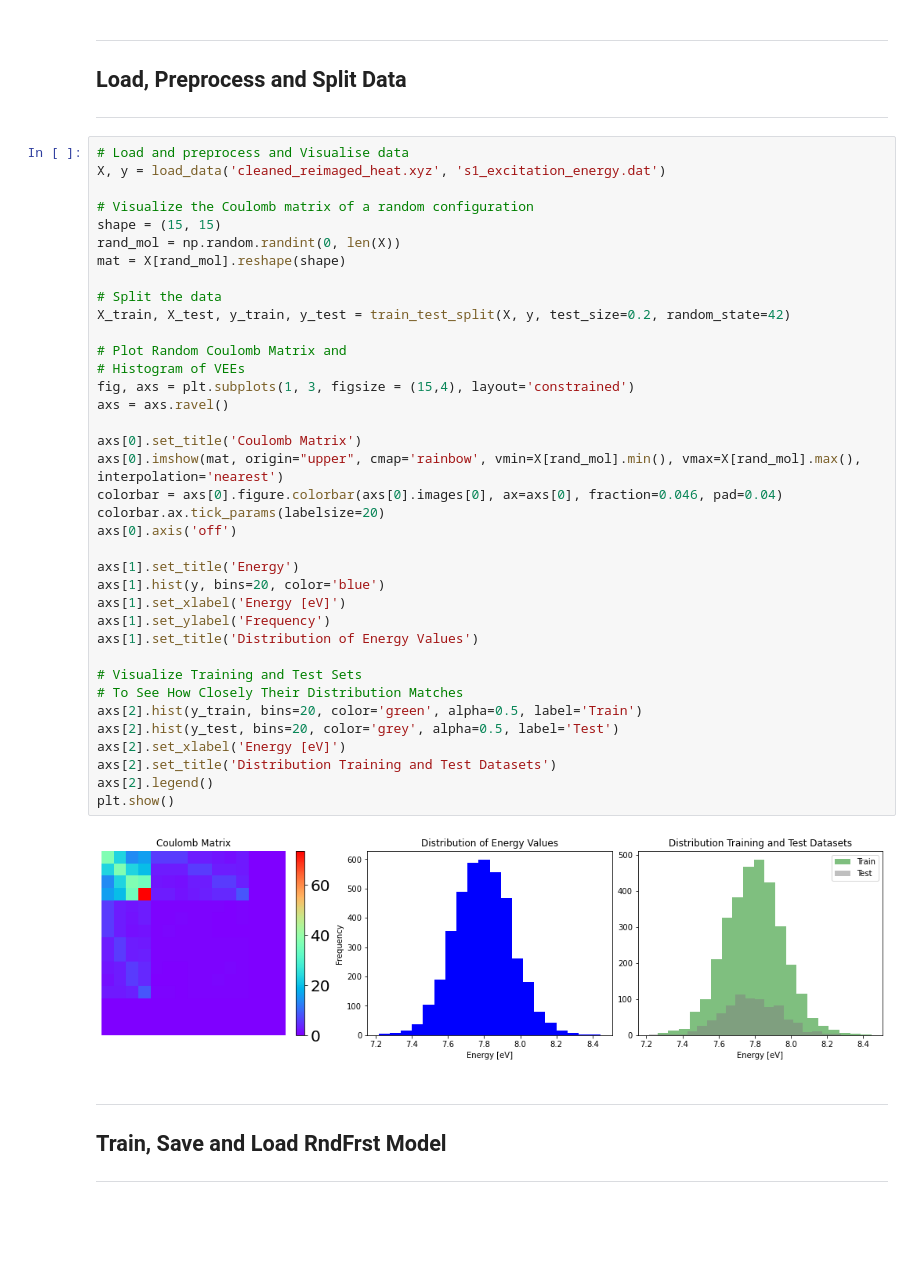
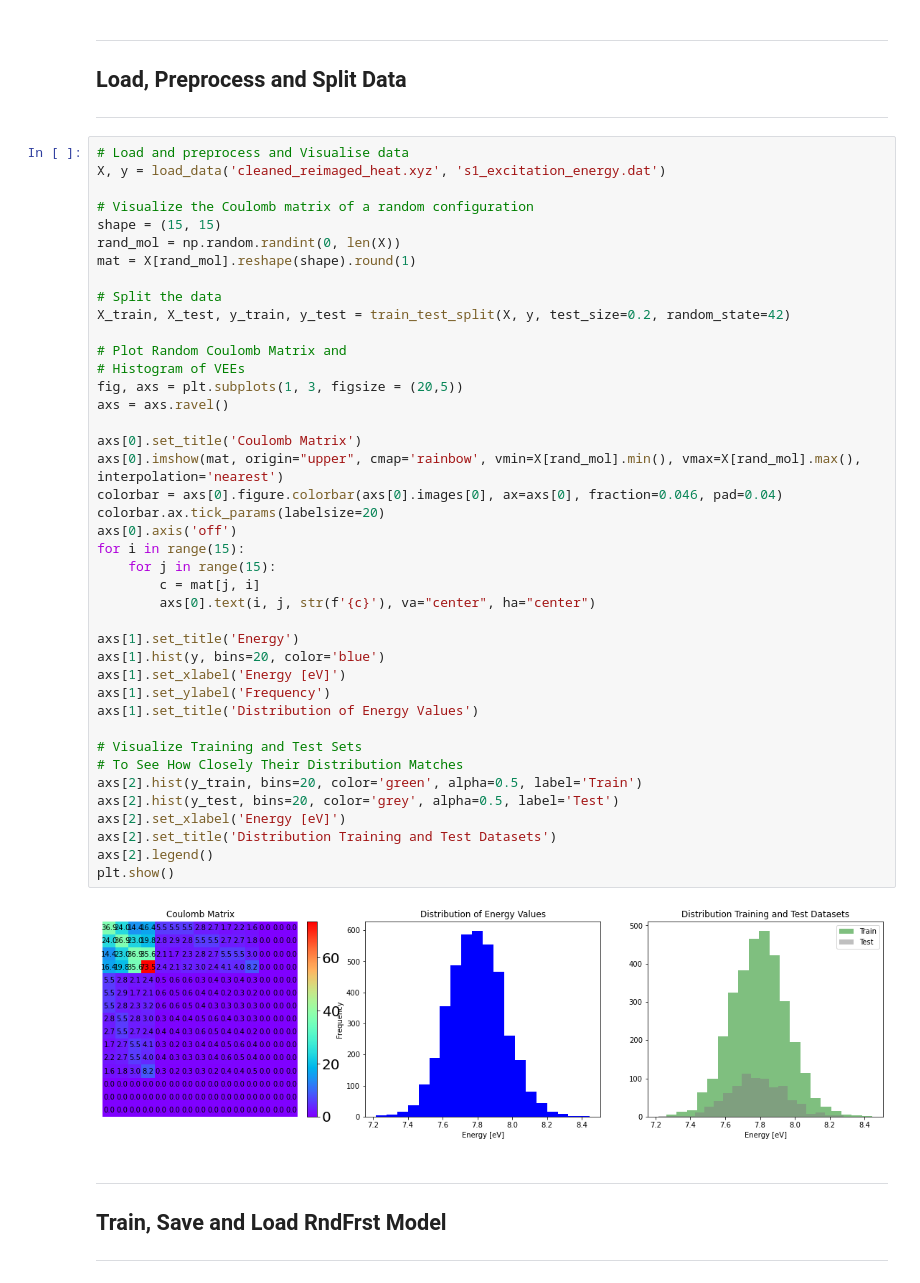
Before and after one commit to Ajaykhanna/Machine_Learning_with_Chemistry, a Jupyter notebook: VEEs_with_RandomForest/rnd_forest_vee.ipynb, the cells around one changed output. Drawn from its saved outputs; the diff is of its cells as text; blank space fills up the shorter version.

```diff
--- a/VEEs_with_RandomForest/rnd_forest_vee.ipynb
+++ b/VEEs_with_RandomForest/rnd_forest_vee.ipynb
@@ -63,38 +63,42 @@ X, y = load_data('cleaned_reimaged_heat.xyz', 's1_excitation_energy.dat')
 # Visualize the Coulomb matrix of a random configuration
 shape = (15, 15)
 rand_mol = np.random.randint(0, len(X))
-mat = X[rand_mol].reshape(shape)
+mat = X[rand_mol].reshape(shape).round(1)
 
 # Split the data
 X_train, X_test, y_train, y_test = train_test_split(X, y, test_size=0.2, random_state=42)
 
 # Plot Random Coulomb Matrix and
 # Histogram of VEEs
-fig, axs = plt.subplots(1, 3, figsize = (15,4), layout='constrained')
+fig, axs = plt.subplots(1, 3, figsize = (20,5))
 axs = axs.ravel()
 
 axs[0].set_title('Coulomb Matrix')
 axs[0].imshow(mat, origin="upper", cmap='rainbow', vmin=X[rand_mol].min(), vmax=X[rand_mol].max(), interpolation='nearest')
 colorbar = axs[0].figure.colorbar(axs[0].images[0], ax=axs[0], fraction=0.046, pad=0.04)
 colorbar.ax.tick_params(labelsize=20)
 axs[0].axis('off')
+for i in range(15):
+    for j in range(15):
+        c = mat[j, i]
+        axs[0].text(i, j, str(f'{c}'), va="center", ha="center")
 
 axs[1].set_title('Energy')
 axs[1].hist(y, bins=20, color='blue')
 axs[1].set_xlabel('Energy [eV]')
 axs[1].set_ylabel('Frequency')
 axs[1].set_title('Distribution of Energy Values')
 
 # Visualize Training and Test Sets
 # To See How Closely Their Distribution Matches
 axs[2].hist(y_train, bins=20, color='green', alpha=0.5, label='Train')
 axs[2].hist(y_test, bins=20, color='grey', alpha=0.5, label='Test')
 axs[2].set_xlabel('Energy [eV]')
 axs[2].set_title('Distribution Training and Test Datasets')
 axs[2].legend()
 plt.show()
 # %% [output]
-[figure, old version]
+[figure, new version]
 # %% [markdown]
 ____
 ## Train, Save and Load RndFrst Model
```
Also changed, not shown: 2 other files.
